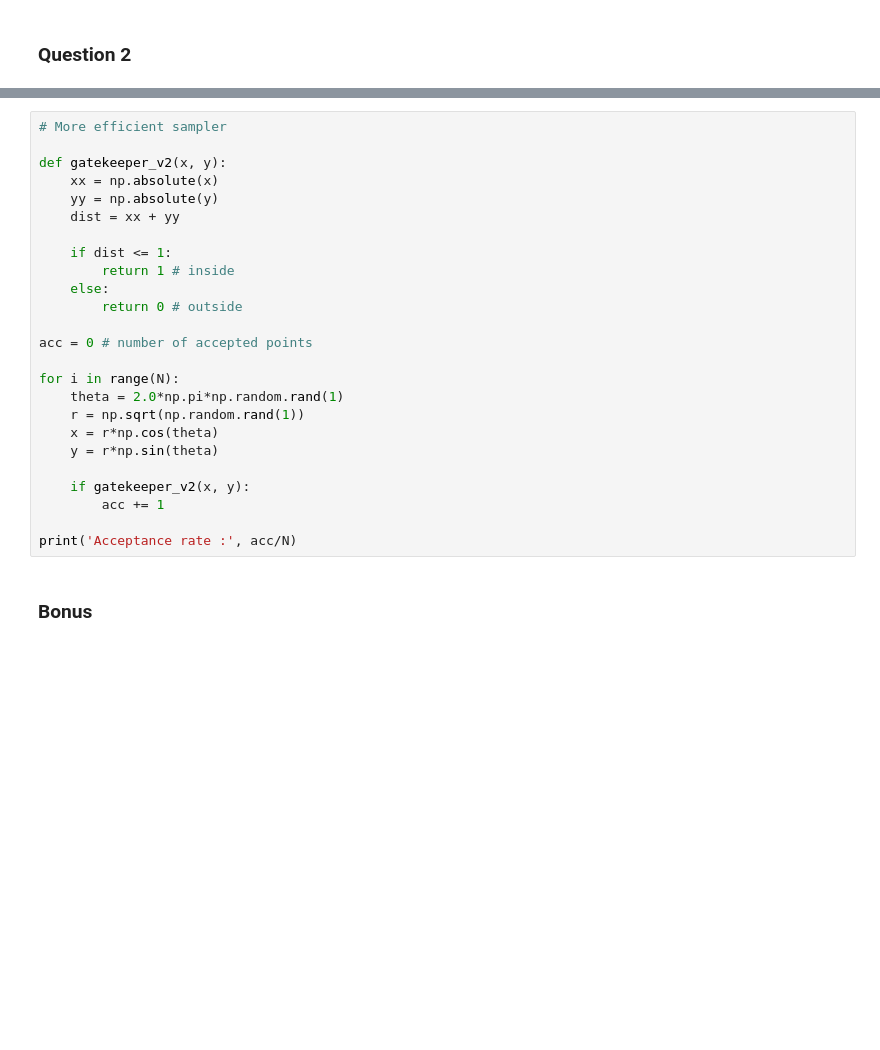
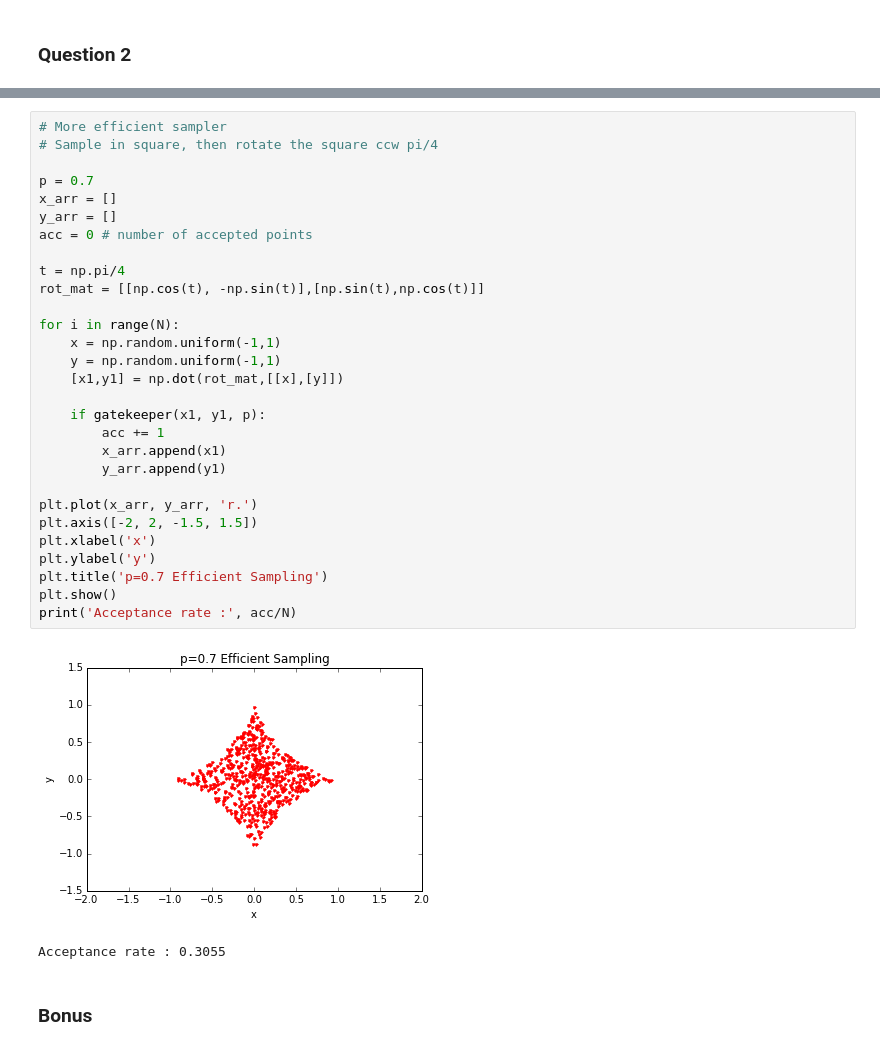
Before and after one commit to Bogazici-CMPE548-Spring2016/Cmpe548-Assignment1, a Jupyter notebook: cmpe548_hw1.ipynb, the cells around one changed output, grey strips where cells are left out. Cells and saved outputs as stored; diff of their text form; blank space fills up the shorter version.

```diff
--- a/cmpe548_hw1.ipynb
+++ b/cmpe548_hw1.ipynb
@@ -91,27 +91,34 @@ Acceptance rate : 0.42
-# %%
-# More efficient sampler
-
-def gatekeeper_v2(x, y):
-    xx = np.absolute(x)
-    yy = np.absolute(y)
-    dist = xx + yy
-
-    if dist <= 1:
-        return 1 # inside
-    else:
-        return 0 # outside
-
-acc = 0 # number of accepted points
-
-for i in range(N):
-    theta = 2.0*np.pi*np.random.rand(1)
-    r = np.sqrt(np.random.rand(1))
-    x = r*np.cos(theta)
-    y = r*np.sin(theta)
-
-    if gatekeeper_v2(x, y):
-        acc += 1
-
-print('Acceptance rate :', acc/N)
+# %%
+# More efficient sampler
+# Sample in square, then rotate the square ccw pi/4
+
+p = 0.7
+x_arr = []
+y_arr = []
+acc = 0 # number of accepted points
+
+t = np.pi/4
+rot_mat = [[np.cos(t), -np.sin(t)],[np.sin(t),np.cos(t)]]
+
+for i in range(N):
+    x = np.random.uniform(-1,1)
+    y = np.random.uniform(-1,1)
+    [x1,y1] = np.dot(rot_mat,[[x],[y]])
+
+    if gatekeeper(x1, y1, p):
+        acc += 1
+        x_arr.append(x1)
+        y_arr.append(y1)
+
+plt.plot(x_arr, y_arr, 'r.')
+plt.axis([-2, 2, -1.5, 1.5])
+plt.xlabel('x')
+plt.ylabel('y')
+plt.title('p=0.7 Efficient Sampling')
+plt.show()
+print('Acceptance rate :', acc/N)
+# %% [output]
+[figure, added]
+Acceptance rate : 0.3055
 # %% [markdown]
 ### Bonus
```
Also changed, not shown: parts of 3 cells of this notebook.
